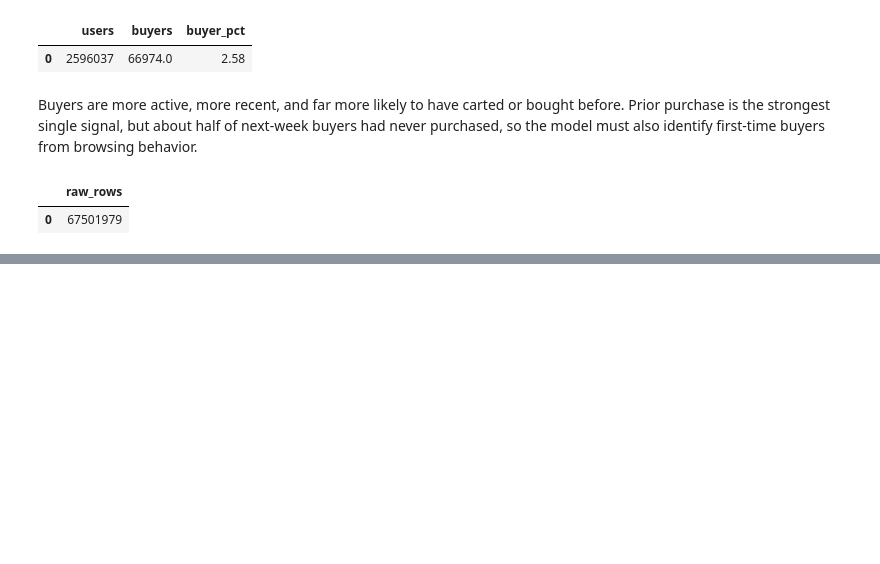
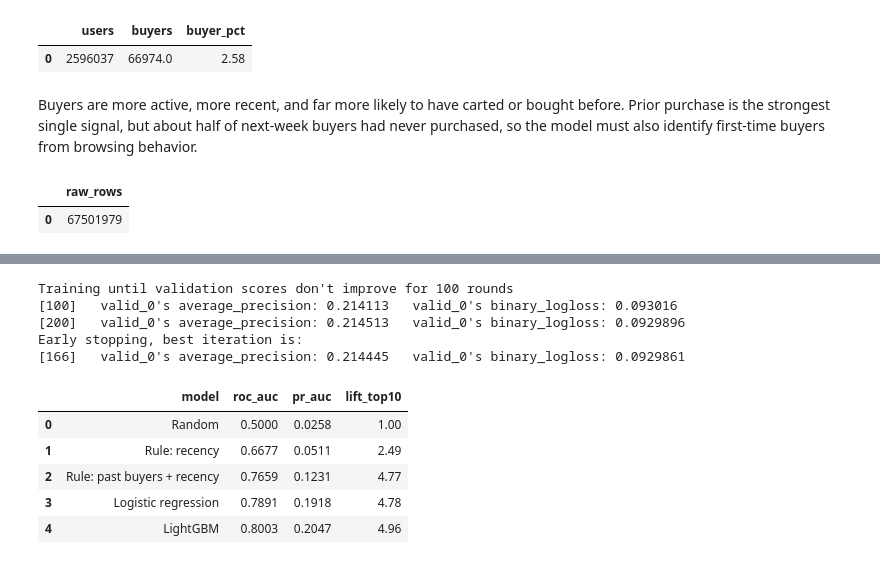
Before and after one commit to LindaZhao-neu/ecommerce-purchase-prediction, a Jupyter notebook: notebooks/purchase_prediction.ipynb, the cells around one changed output, grey strips where cells are left out. Cells and saved outputs as stored; diff of their text form; code cells hidden in the pictures; blank space fills up the shorter version.

Commit message:
Add baseline models, LightGBM, and first-time buyer analysis

```diff
--- a/notebooks/purchase_prediction.ipynb
+++ b/notebooks/purchase_prediction.ipynb
@@ -503,0 +576,19 @@ con.sql(f"SELECT COUNT(*) AS raw_rows FROM read_csv_auto('{nov_src}')").df()
+# %%
+from sklearn.linear_model import LogisticRegression
+from sklearn.pipeline import make_pipeline
+from sklearn.impute import SimpleImputer
+from sklearn.preprocessing import FunctionTransformer, StandardScaler
+
+features = [c for c in train.columns if c not in ('user_id', 'purchased_next_7d')]
+
+logreg = make_pipeline(
+    SimpleImputer(strategy='median', add_indicator=True),  # fill missing values and flag them
+    FunctionTransformer(np.log1p),                         # reduce skew in counts
+    StandardScaler(),
+    LogisticRegression(max_iter=1000),
+)
+logreg.fit(train[features], y_train)
+
+# Score the November test set
+results.append(evaluate('Logistic regression', y_test, logreg.predict_proba(test[features])[:, 1]))
+pd.DataFrame(results)
@@ -503,0 +623,42 @@ con.sql(f"SELECT COUNT(*) AS raw_rows FROM read_csv_auto('{nov_src}')").df()
+# %%
+import lightgbm as lgb
+from sklearn.model_selection import train_test_split
+
+# Hold out 20% of the training users to decide when to stop adding trees.
+# The November test set is never used for any training decision.
+X_tr, X_val, y_tr, y_val = train_test_split(
+    train[features], y_train, test_size=0.2, random_state=42, stratify=y_train
+)
+
+gbm = lgb.LGBMClassifier(
+    n_estimators=2000,       # upper limit; early stopping picks the actual number
+    learning_rate=0.05,
+    num_leaves=63,
+    min_child_samples=200,   # avoid tiny leaves that memorize noise
+    subsample=0.8, subsample_freq=1,
+    colsample_bytree=0.8,
+    random_state=42,
+    verbose=-1,
+)
+gbm.fit(
+    X_tr, y_tr,
+    eval_set=[(X_val, y_val)],
+    eval_metric='average_precision',
+    callbacks=[lgb.early_stopping(100), lgb.log_evaluation(100)],
+)
+
+gbm_scores = gbm.predict_proba(test[features])[:, 1]
+results.append(evaluate('LightGBM', y_test, gbm_scores))
+pd.DataFrame(results)
+# %% [output]
+Training until validation scores don't improve for 100 rounds
+[100]   valid_0's average_precision: 0.214113   valid_0's binary_logloss: 0.093016
+[200]   valid_0's average_precision: 0.214513   valid_0's binary_logloss: 0.0929896
+Early stopping, best iteration is:
+[166]   valid_0's average_precision: 0.214445   valid_0's binary_logloss: 0.0929861
+|  | model | roc_auc | pr_auc | lift_top10 |
+| 0 | Random | 0.5000 | 0.0258 | 1.00 |
+| 1 | Rule: recency | 0.6677 | 0.0511 | 2.49 |
+| 2 | Rule: past buyers + recency | 0.7659 | 0.1231 | 4.77 |
+| 3 | Logistic regression | 0.7891 | 0.1918 | 4.78 |
+| 4 | LightGBM | 0.8003 | 0.2047 | 4.96 |
```
Also changed, not shown: parts of 18 cells of this notebook.
